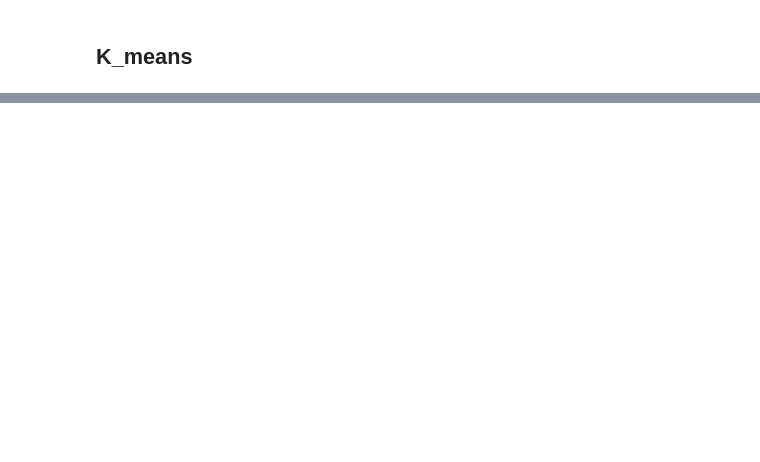
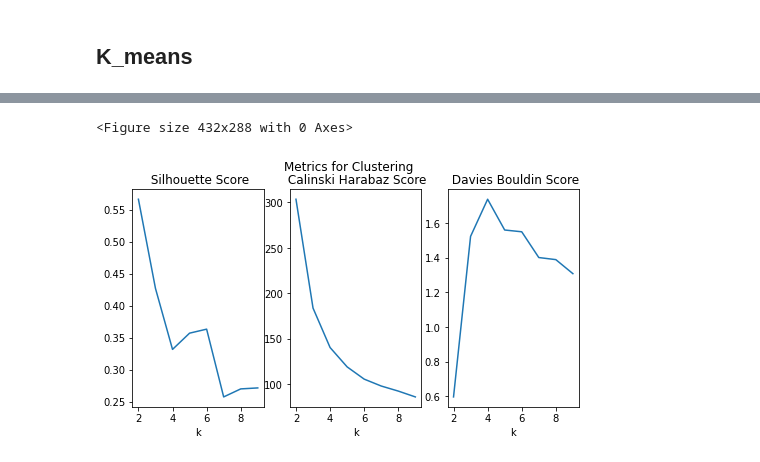
Before and after one commit to Chuqi-Yang/capstone_vanguard, a Jupyter notebook: code/timeseries_kmeans.ipynb, the cells around one changed output, grey strips where cells are left out. Cells and saved outputs as stored; diff of their text form; code cells hidden in the pictures; blank space fills up the shorter version.

```diff
--- a/code/timeseries_kmeans.ipynb
+++ b/code/timeseries_kmeans.ipynb
@@ -408,0 +771,16 @@ draw_tsne(X_sub,predictions)
+# %%
+# [agg_mktcap_pivot,
+#                agg_industry_pivot,
+#                turnover_pivot_standard,
+#                n_instruments_pivot_static_standard,
+#                total_asset_pivot_static_standard,
+#                concentration_pivot,
+#                invStyle_sub]
+
+X = invStyle_sub
+X_sub = X[X.index.isin(active_ls_investors.LgcyInvestorId)]
+
+modeling(X_sub)
+# %% [output]
+<Figure size 432x288 with 0 Axes>
+[figure, added]
```
Also changed, not shown: parts of 63 cells of this notebook.
